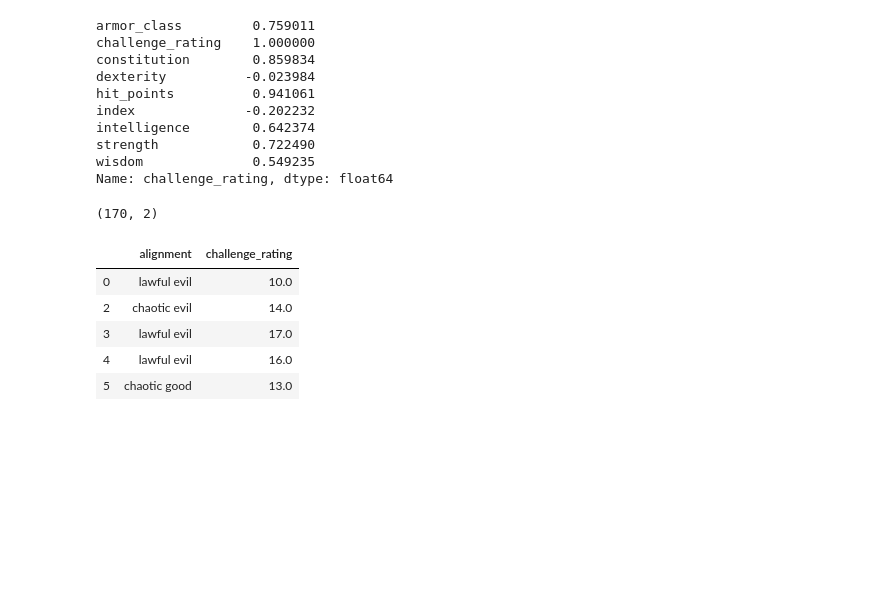
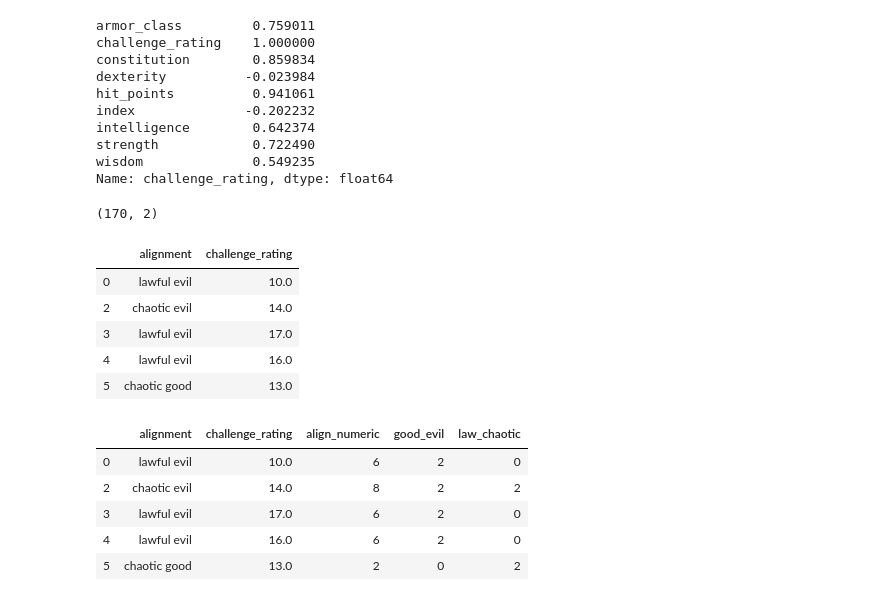
Before and after one commit to ZMBailey/dndmonsters, a Jupyter notebook: monster_stats.ipynb, the cells around one changed output. Drawn from its saved outputs; the diff is of its cells as text; code cells hidden in the pictures; blank space fills up the shorter version.

Commit message:
engineer features based on alignment axes

```diff
--- a/monster_stats.ipynb
+++ b/monster_stats.ipynb
@@ -242,3 +242,34 @@ df_align.head()
 | 3 | lawful evil | 17.0 |
 | 4 | lawful evil | 16.0 |
 | 5 | chaotic good | 13.0 |
+# %%
+align_map = {
+    'lawful good':0, 'neutral good':1,'chaotic good':2,
+    'lawful neutral':3, 'neutral':4, 'chaotic neutral':5,
+    'lawful evil':6,  'neutral evil':7, 'chaotic evil':8
+}
+
+good_evil_map = {
+    'lawful good':0, 'neutral good':0,'chaotic good':0,
+    'lawful neutral':1, 'neutral':1, 'chaotic neutral':1,
+    'lawful evil':2,  'neutral evil':2, 'chaotic evil':2
+}
+
+law_chaotic_map = {
+    'lawful good':0, 'neutral good':1,'chaotic good':2,
+    'lawful neutral':0, 'neutral':1, 'chaotic neutral':2,
+    'lawful evil':0,  'neutral evil':1, 'chaotic evil':2
+}
+# %%
+df_align['align_numeric'] = df_align['alignment'].map(align_map)
+df_align['good_evil'] = df_align['alignment'].map(good_evil_map)
+df_align['law_chaotic'] = df_align['alignment'].map(law_chaotic_map)
+# %%
+df_align.head()
+# %% [output]
+|  | alignment | challenge_rating | align_numeric | good_evil | law_chaotic |
+| 0 | lawful evil | 10.0 | 6 | 2 | 0 |
+| 2 | chaotic evil | 14.0 | 8 | 2 | 2 |
+| 3 | lawful evil | 17.0 | 6 | 2 | 0 |
+| 4 | lawful evil | 16.0 | 6 | 2 | 0 |
+| 5 | chaotic good | 13.0 | 2 | 0 | 2 |
```
